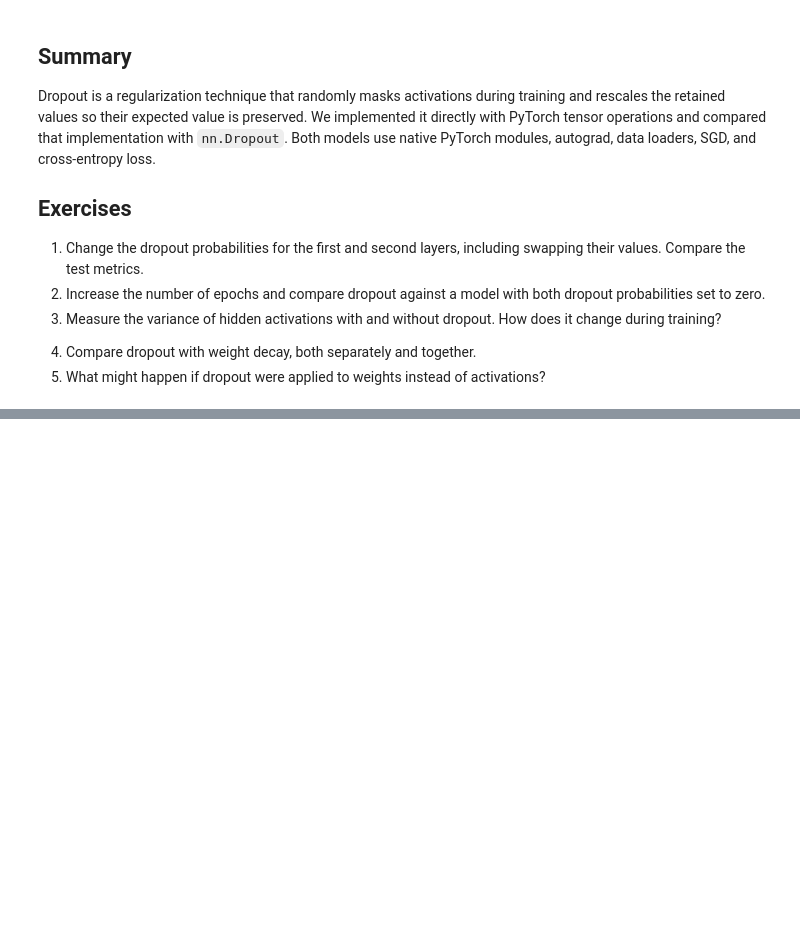
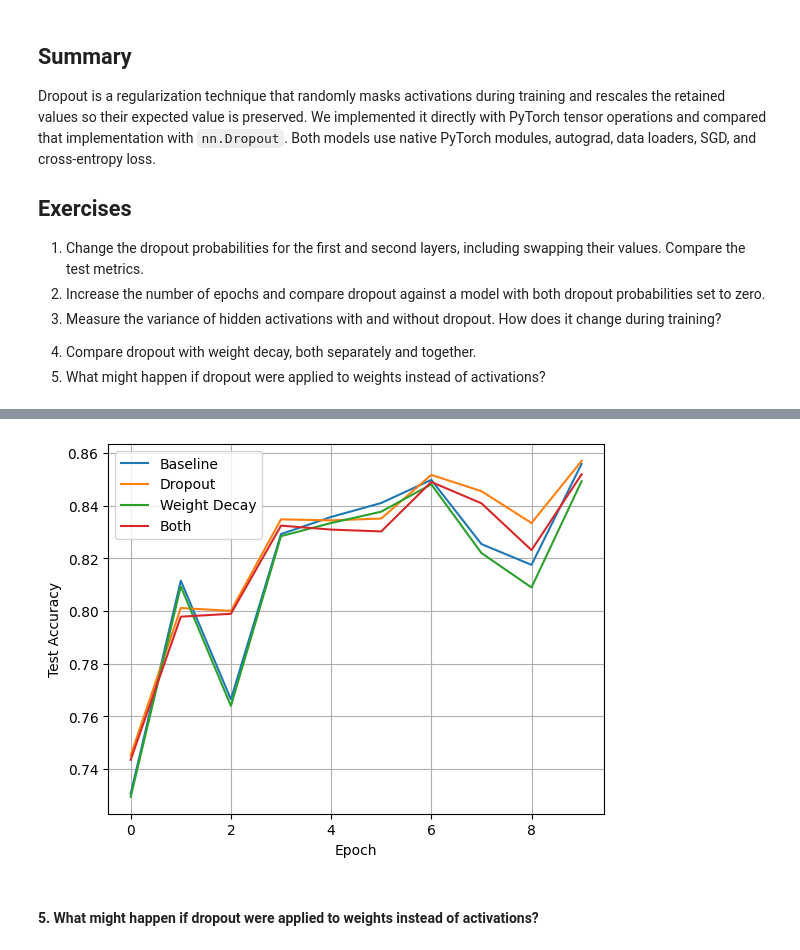
Before and after one commit to MAI-AIIU/deep-learning, a Jupyter notebook: src/eighth-week/dropout.ipynb, the cells around one changed output, grey strips where cells are left out. Drawn from its saved outputs; the diff is of its cells as text; code cells hidden in the pictures; blank space fills up the shorter version.

```diff
--- a/src/eighth-week/dropout.ipynb
+++ b/src/eighth-week/dropout.ipynb
@@ -324,0 +451,25 @@ Dropout is a regularization technique that randomly masks activations during tra
+# %%
+experiments = {
+    "Baseline": (0.0, 0.0, 0.0),
+    "Dropout": (0.2, 0.5, 0.0),
+    "Weight Decay": (0.0, 0.0, 0.001),
+    "Both": (0.2, 0.5, 0.001),
+}
+
+results = {}
+
+for name, (d1, d2, wd) in experiments.items():
+    print(f"\nExperiment: {name}")
+
+    torch.manual_seed(42)
+
+    model = DropoutMLP(dropout_1=d1, dropout_2=d2)
+
+    results[name] = train_model(
+        model,
+        train_loader,
+        test_loader,
+        epochs=10,
+        lr=0.1,
+        weight_decay=wd
+    )
@@ -324,0 +494,13 @@ Dropout is a regularization technique that randomly masks activations during tra
+# %%
+for name, history in results.items():
+    plt.plot(history["test_accuracy"], label=name)
+
+plt.xlabel("Epoch")
+plt.ylabel("Test Accuracy")
+plt.legend()
+plt.grid()
+plt.show()
+# %% [output]
+[figure, added]
+# %% [markdown]
+#### 5. What might happen if dropout were applied to weights instead of activations?
```
Also changed, not shown: parts of 17 cells of this notebook.
